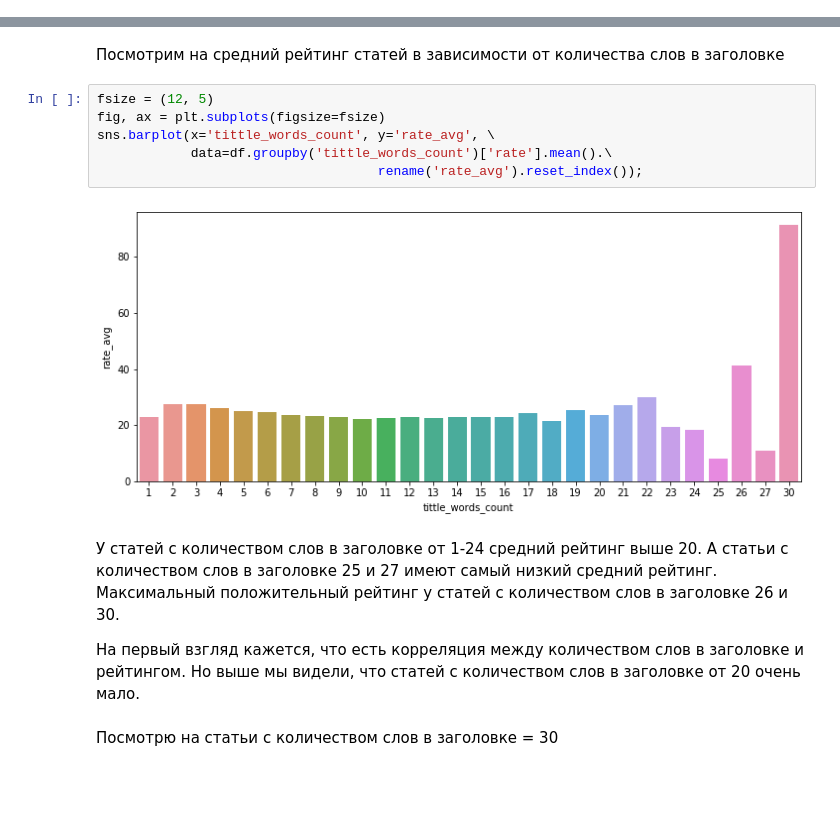
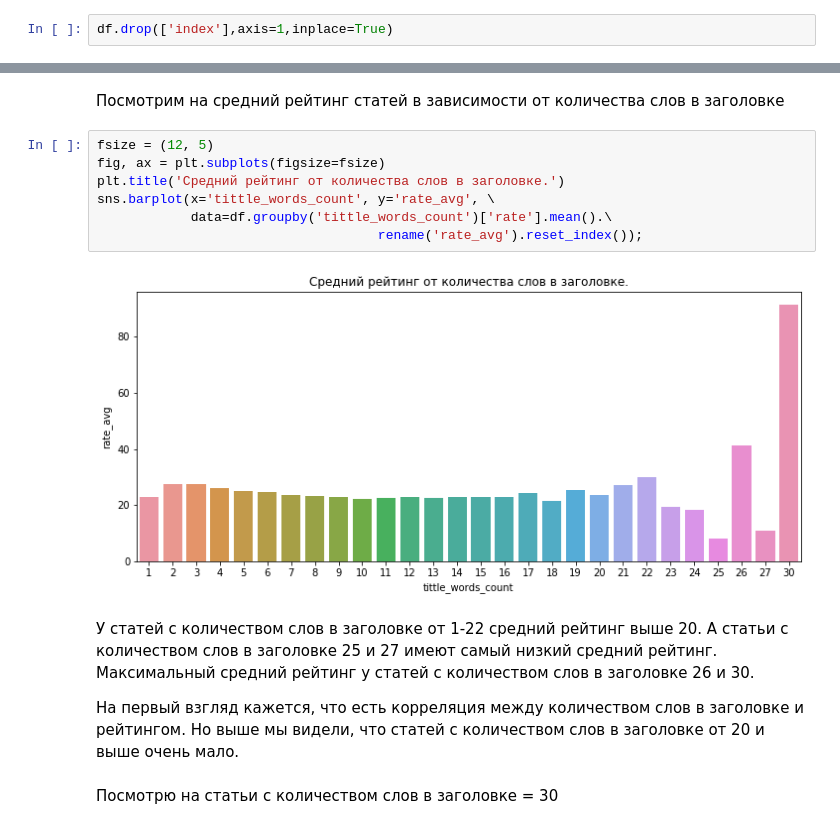
Before and after one commit to D7nis/DS_Habr_rate, a Jupyter notebook: Habr.ipynb, the cells around one changed output, grey strips where cells are left out. Saved outputs shown, nothing was run; the diff lists cells and outputs as text; blank space fills up the shorter version.

```diff
--- a/Habr.ipynb
+++ b/Habr.ipynb
@@ -237,6 +236,8 @@ text_clwords_count,tittle_words_count,tittle_clwords_count,rate_category')
 df = pd.read_sql_query("SELECT {} FROM habr".format(columns_num), csv_db)
 # %%
 df = pd.read_sql_query("SELECT * FROM habr", csv_db)
+# %%
+df.drop(['index'],axis=1,inplace=True)
 # %%
 df.isnull().sum()
 # %% [output]
@@ -445,15 +453,16 @@ df_rate_count.iplot(kind='bar', xTitle='rate',\
 # %%
 fsize = (12, 5)
 fig, ax = plt.subplots(figsize=fsize)
+plt.title('Средний рейтинг от количества слов в заголовке.')
 sns.barplot(x='tittle_words_count', y='rate_avg', \
             data=df.groupby('tittle_words_count')['rate'].mean().\
                                     rename('rate_avg').reset_index());
 # %% [output]
-[figure, old version]
+[figure, new version]
 # %% [markdown]
-У статей с количеством слов в заголовке от 1-24 средний рейтинг выше 20. А статьи с количеством слов в заголовке 25 и 27 имеют самый низкий средний рейтинг. Максимальный положительный рейтинг у статей с количеством слов в заголовке 26 и 30.
+У статей с количеством слов в заголовке от 1-22 средний рейтинг выше 20. А статьи с количеством слов в заголовке 25 и 27 имеют самый низкий средний рейтинг. Максимальный средний рейтинг у статей с количеством слов в заголовке 26 и 30.
 
-На первый взгляд кажется, что есть корреляция между количеством слов в заголовке и рейтингом. Но выше мы видели, что статей с количеством слов в заголовке от 20 очень мало.
+На первый взгляд кажется, что есть корреляция между количеством слов в заголовке и рейтингом. Но выше мы видели, что статей с количеством слов в заголовке от 20 и выше очень мало.
 # %% [markdown]
 Посмотрю на статьи с количеством слов в заголовке = 30
 # %%
```
Also changed, not shown: parts of 22 cells of this notebook, 1 other file.
